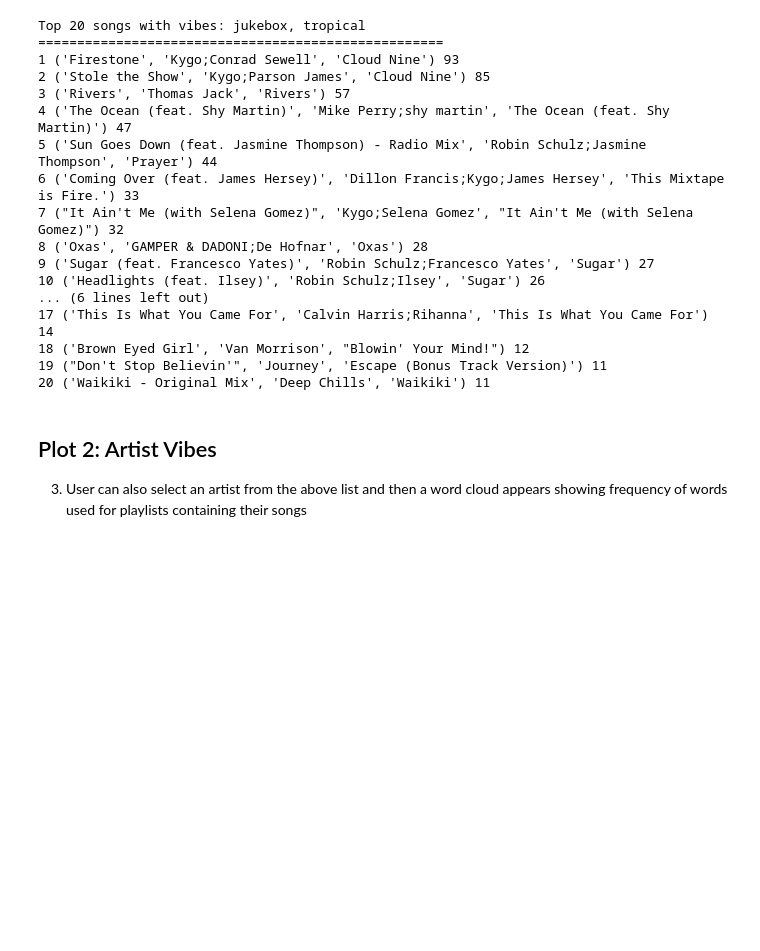
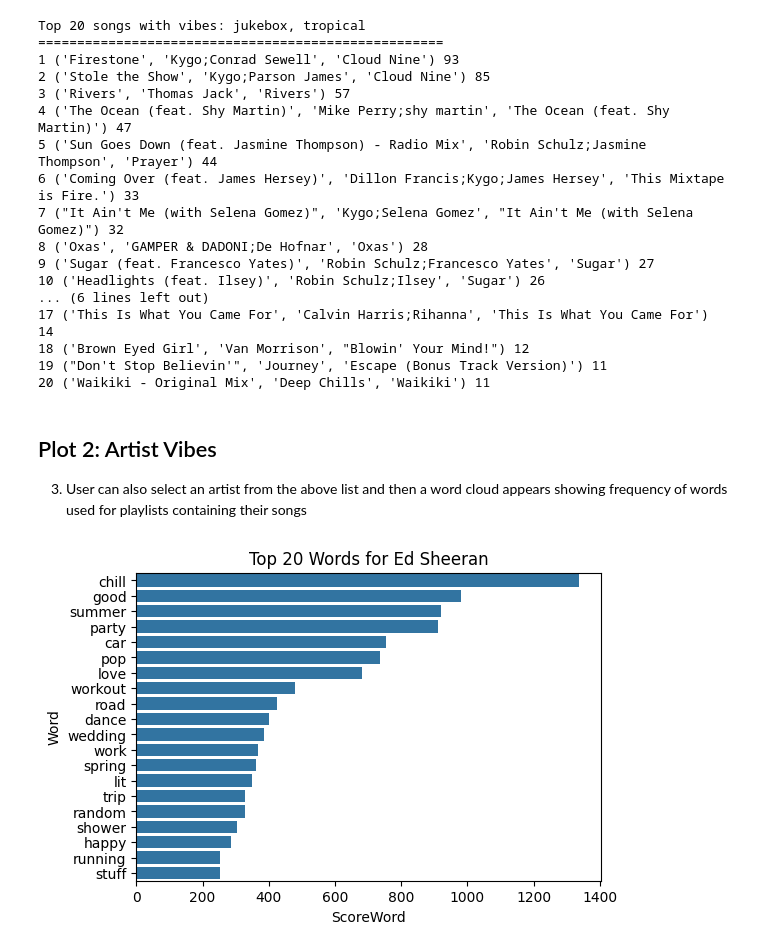
Before and after one commit to holistudio/spotify_dash, a Jupyter notebook: 03_EDA/dashboard_preview.ipynb, the cells around one changed output. Drawn from its saved outputs; the diff is of its cells as text; code cells hidden in the pictures; blank space fills up the shorter version.

```diff
--- a/03_EDA/dashboard_preview.ipynb
+++ b/03_EDA/dashboard_preview.ipynb
@@ -136,22 +136,24 @@ Top 20 songs with vibes: jukebox, tropical
 
  3. User can also select an artist from the above list and then a word cloud appears showing frequency of words used for playlists containing their songs
 # %%
-user_artist = 'Kansas'
+user_artist = 'Ed Sheeran'
 filter = df2['artist'] == user_artist
 # Select the row (Kansas) and drop artist column
 row = df2.loc[filter, df2.columns[2:]].iloc[0]
 
 # Get top 3 words by value
 top_pairs = row.sort_values(ascending=False).head(top_x)
 
 # Plot with seaborn
 plt.figure(figsize=(6,4))
 sns.barplot(x=top_pairs.values, y=top_pairs.index)
 
 plt.title(f"Top {top_x} Words for {user_artist}")
 plt.xlabel("ScoreWord")
 plt.ylabel("Word")
 plt.show()
+# %% [output]
+[figure, added]
 # %%
 from wordcloud import WordCloud
 # %%
```
Also changed, not shown: parts of 1 cell of this notebook.
